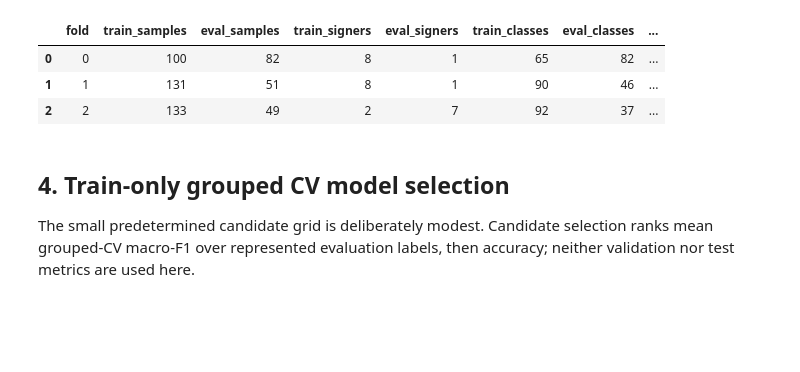
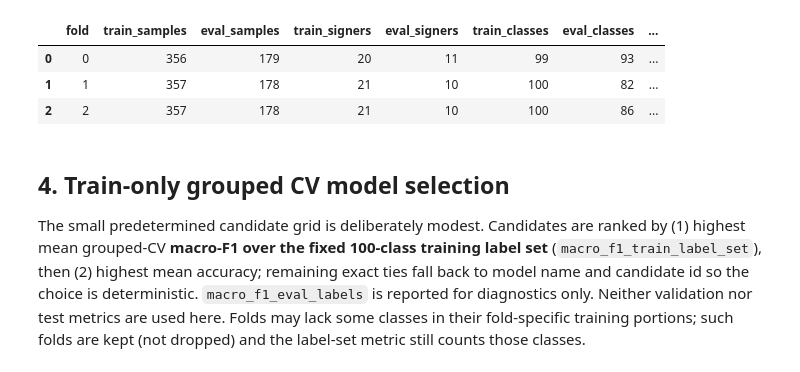
Before and after one commit to sarthak19ok/sign-language-recognition, a Jupyter notebook: sign-language-recognition/notebooks/06_classical_ml_baselines.ipynb, the cells around one changed output. Drawn from its saved outputs; the diff is of its cells as text; code cells hidden in the pictures; blank space fills up the shorter version.

```diff
--- a/sign-language-recognition/notebooks/06_classical_ml_baselines.ipynb
+++ b/sign-language-recognition/notebooks/06_classical_ml_baselines.ipynb
@@ -20,15 +24,26 @@ from sklearn.svm import LinearSVC, SVC
 from sklearn.model_selection import GroupKFold
 from sklearn.metrics import accuracy_score, f1_score, balanced_accuracy_score, classification_report, confusion_matrix
 
-PROJECT_DIR=None; RANDOM_SEED=165; N_SPLITS=3; FEATURE_VERSION='wlasl100_landmark_features_v2'
+# Expected (macro-F1 over fixed labels legitimately predicts classes absent from y_true in sparse folds):
+warnings.filterwarnings('ignore', message='y_pred contains classes not in y_true')
+
+PROJECT_DIR=None; RANDOM_SEED=165; N_SPLITS=3; FEATURE_VERSION='wlasl100_landmark_features_v2'; OUTPUT_VERSION='v2'
+# Reference values from the project record. They are used ONLY for sanity warnings below;
+# every count used in the analysis is derived from the manifest / frozen metadata files.
+REFERENCE_COUNTS={'metadata_instances':2038,'processed':1023,'train':535,'val':171,'test':317,'train_classes':100}
+SELECTION_METRIC='macro_f1_train_label_set'; SELECTION_TIEBREAK='accuracy'
 def root(override=None):
     candidates=([Path(override).expanduser()] if override else [])+[Path.home()/'sign-language-recognition']
     current=Path.cwd().resolve(); candidates += [current,*current.parents]
     for p in candidates:
         if (p.resolve()/'WLASL/start_kit/WLASL_v0.3.json').is_file(): return p.resolve()
     raise FileNotFoundError('Set PROJECT_DIR to project root')
-ROOT=root(PROJECT_DIR); DATA=ROOT/'data/processed/WLASL100'; V2=DATA/'features/v2'; MODELS=DATA/'models/classical/v1'; REPORTS=DATA/'reports/classical/v1'
+ROOT=root(PROJECT_DIR); DATA=ROOT/'data/processed/WLASL100'; V2=DATA/'features/v2'
+MODELS=DATA/'models/classical'/OUTPUT_VERSION; REPORTS=DATA/'reports/classical'/OUTPUT_VERSION
+# Guard: inputs must be v2 features, outputs must be classical/v2 (never the previous v1 artifacts).
+assert V2.as_posix().endswith('features/v2')
+assert MODELS.as_posix().endswith('models/classical/v2') and REPORTS.as_posix().endswith('reports/classical/v2')
 MODELS.mkdir(parents=True,exist_ok=True); REPORTS.mkdir(parents=True,exist_ok=True)
-print(ROOT, FEATURE_VERSION, sklearn.__version__)
+print(ROOT, FEATURE_VERSION, sklearn.__version__); print('models ->',MODELS.relative_to(ROOT)); print('reports ->',REPORTS.relative_to(ROOT))
 # %% [output]
 /Users/sahilchauhan/sign-language-recognition wlasl100_landmark_features_v2 1.9.1
@@ -73,43 +164,46 @@ GroupKFold is used because many available classes have too few examples for a re
 # %%
 ALL_TRAIN_LABELS=np.array(sorted(set(y_train)))
 def scores(model,X,y,training_labels=ALL_TRAIN_LABELS):
     pred=model.predict(X); classes=np.asarray(model.classes_)
     raw=model.predict_proba(X) if hasattr(model,'predict_proba') else model.decision_function(X)
     raw=np.asarray(raw); raw=raw[:,None] if raw.ndim==1 else raw
     k=min(5,raw.shape[1]); top=classes[np.argsort(raw,axis=1)[:,-k:]]
     top5=np.mean([truth in choices for truth,choices in zip(y,top)])
     eval_labels=np.unique(y); unseen=sorted(set(y)-set(classes))
-    return {'accuracy':accuracy_score(y,pred),'macro_f1_eval_labels':f1_score(y,pred,labels=eval_labels,average='macro',zero_division=0),'macro_f1_train_label_set':f1_score(y,pred,labels=training_labels,average='macro',zero_division=0),'weighted_f1':f1_score(y,pred,average='weighted',zero_division=0),'balanced_accuracy':balanced_accuracy_score(y,pred),'top5_accuracy':top5,'n_samples':len(y),'n_eval_classes':len(eval_labels),'n_train_classes':len(classes),'unseen_eval_labels':len(unseen)},pred,top
+    return {'accuracy':accuracy_score(y,pred),'macro_f1_eval_labels':f1_score(y,pred,labels=eval_labels,average='macro',zero_division=0),'macro_f1_train_label_set':f1_score(y,pred,labels=training_labels,average='macro',zero_division=0),'weighted_f1':f1_score(y,pred,average='weighted',zero_division=0),'balanced_accuracy':balanced_accuracy_score(y,pred),'top5_accuracy':top5,'n_samples':len(y),'n_eval_classes':len(eval_labels),'n_train_classes':len(classes),'unseen_eval_labels':len(unseen),'n_samples_unseen_true_label':int(sum(t not in set(classes) for t in y)),'n_train_label_set_zero_support':int(len(set(training_labels)-set(eval_labels)))},pred,top
 def preprocess(scale=True):
     steps=[('imputer',SimpleImputer(strategy='median',add_indicator=True))]
     if scale: steps.append(('scaler',StandardScaler()))
     return steps
 def estimator_specs():
     return {
       'logistic_regression':[({'C':.3,'class_weight':None}),({'C':1.0,'class_weight':'balanced'})],
       'random_forest':[({'n_estimators':250,'max_depth':None,'min_samples_leaf':1,'class_weight':None}),({'n_estimators':250,'max_depth':12,'min_samples_leaf':2,'class_weight':'balanced_subsample'})],
       'linear_svm':[({'C':.3,'class_weight':None}),({'C':1.0,'class_weight':'balanced'})],
       'rbf_svm':[({'C':1.0,'gamma':'scale','class_weight':None}),({'C':3.0,'gamma':'scale','class_weight':'balanced'})]}
 def make_model(name,p):
     if name=='logistic_regression': return Pipeline(preprocess()+[('model',LogisticRegression(max_iter=3000,random_state=RANDOM_SEED,**p))])
     if name=='random_forest': return Pipeline(preprocess(False)+[('model',RandomForestClassifier(random_state=RANDOM_SEED,n_jobs=-1,**p))])
     if name=='linear_svm': return Pipeline(preprocess()+[('model',LinearSVC(random_state=RANDOM_SEED,dual='auto',max_iter=5000,**p))])
     if name=='rbf_svm': return Pipeline(preprocess()+[('model',SVC(kernel='rbf',**p))])
     raise KeyError(name)
-cv=GroupKFold(n_splits=N_SPLITS); folds=list(cv.split(X_train,y_train,g_train))
+assert len(ALL_TRAIN_LABELS)==len(train_label_set)
+cv=GroupKFold(n_splits=N_SPLITS); folds=list(cv.split(X_train,y_train,g_train))  # training data only; groups = signer IDs
+assert sum(len(va) for _,va in folds)==len(X_train)
 fold_audit=[]
 for i,(tr,va) in enumerate(folds):
-    fold_audit.append({'fold':i,'train_samples':len(tr),'eval_samples':len(va),'train_signers':len(set(g_train[tr])),'eval_signers':len(set(g_train[va])),'train_classes':len(set(y_train[tr])),'eval_classes':len(set(y_train[va])),'eval_labels_absent_from_fold_train':len(set(y_train[va])-set(y_train[tr]))})
+    assert not (set(g_train[tr])&set(g_train[va])), 'signer leakage between CV train and eval portions'
+    fold_audit.append({'fold':i,'train_samples':len(tr),'eval_samples':len(va),'train_signers':len(set(g_train[tr])),'eval_signers':len(set(g_train[va])),'train_classes':len(set(y_train[tr])),'eval_classes':len(set(y_train[va])),'eval_labels_absent_from_fold_train':len(set(y_train[va])-set(y_train[tr])),'train_label_set_zero_support_in_eval':len(ALL_TRAIN_LABELS)-len(set(y_train[va])),'train_labels_missing_from_fold_train':len(ALL_TRAIN_LABELS)-len(set(y_train[tr]))})
 fold_audit=pd.DataFrame(fold_audit); display(fold_audit)
 # %% [output]
 |  | fold | train_samples | eval_samples | train_signers | eval_signers | train_classes | eval_classes | ... |
-| 0 | 0 | 100 | 82 | 8 | 1 | 65 | 82 | ... |
-| 1 | 1 | 131 | 51 | 8 | 1 | 90 | 46 | ... |
-| 2 | 2 | 133 | 49 | 2 | 7 | 92 | 37 | ... |
+| 0 | 0 | 356 | 179 | 20 | 11 | 99 | 93 | ... |
+| 1 | 1 | 357 | 178 | 21 | 10 | 100 | 82 | ... |
+| 2 | 2 | 357 | 178 | 21 | 10 | 100 | 86 | ... |
 # %% [markdown]
 ## 4. Train-only grouped CV model selection
 
-The small predetermined candidate grid is deliberately modest. Candidate selection ranks mean grouped-CV macro-F1 over represented evaluation labels, then accuracy; neither validation nor test metrics are used here.
+The small predetermined candidate grid is deliberately modest. Candidates are ranked by (1) highest mean grouped-CV **macro-F1 over the fixed 100-class training label set** (`macro_f1_train_label_set`), then (2) highest mean accuracy; remaining exact ties fall back to model name and candidate id so the choice is deterministic. `macro_f1_eval_labels` is reported for diagnostics only. Neither validation nor test metrics are used here. Folds may lack some classes in their fold-specific training portions; such folds are kept (not dropped) and the label-set metric still counts those classes.
 # %%
 cv_rows=[]
 for name,candidates in estimator_specs().items():
```
Also changed, not shown: parts of 15 cells of this notebook, 5 other files.
